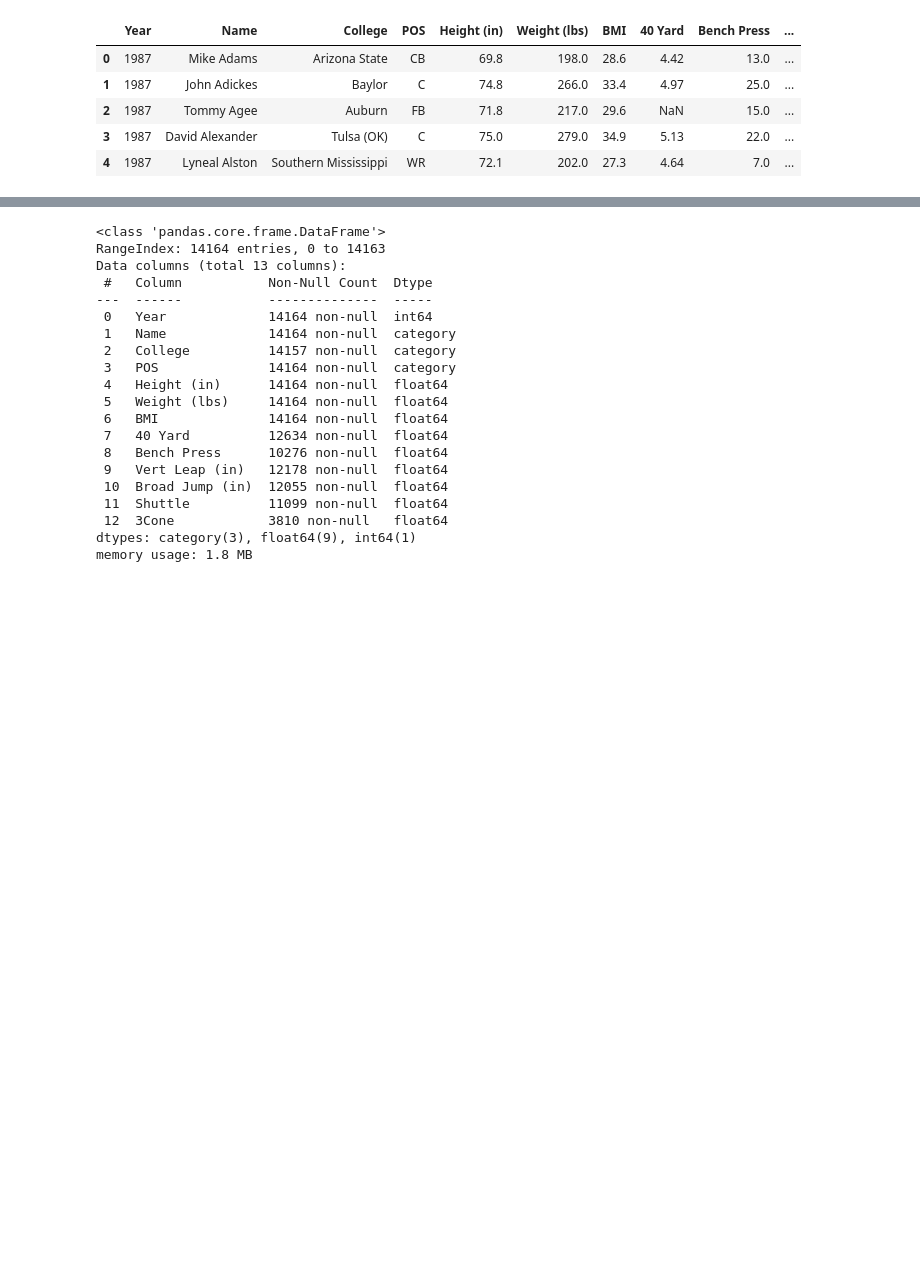
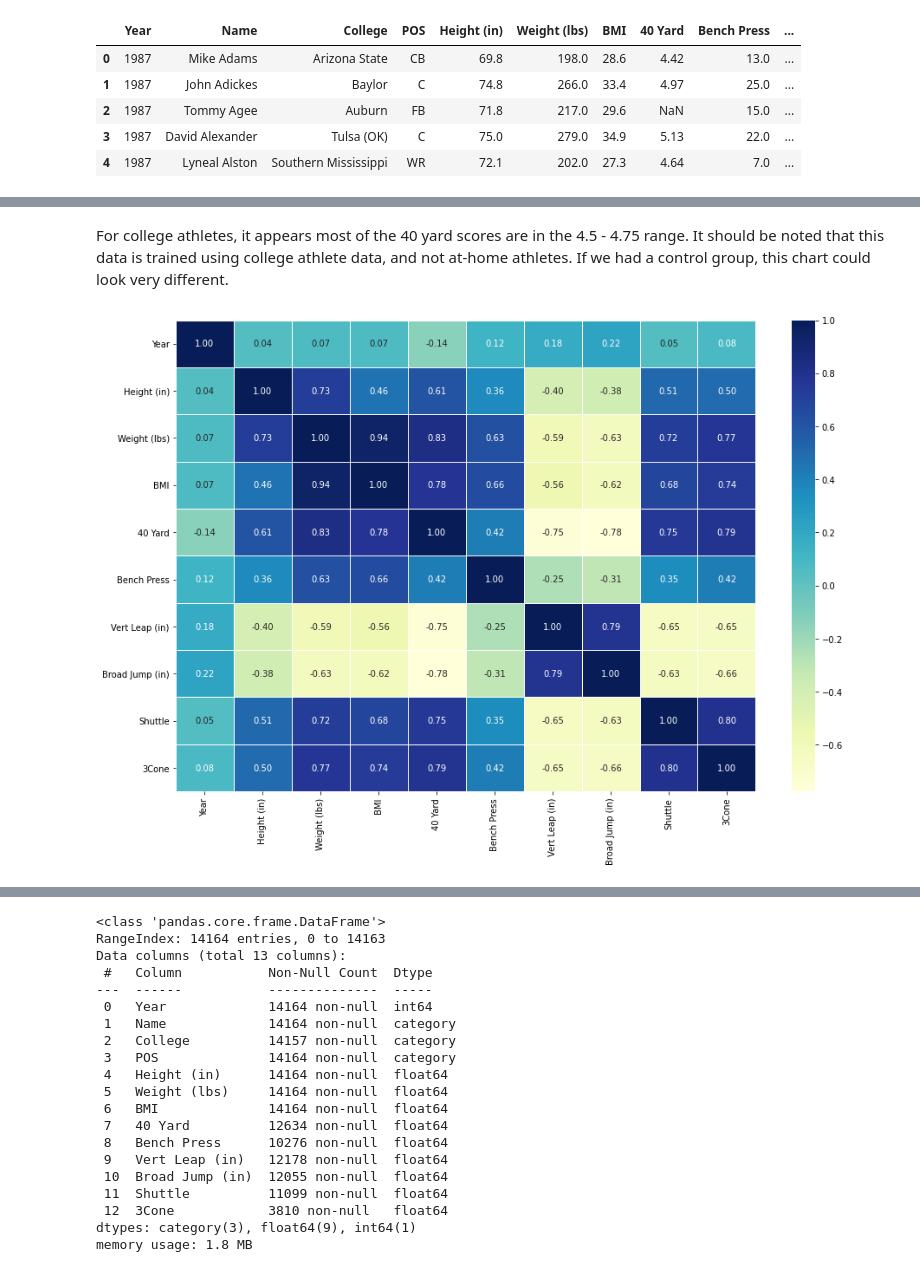
Before and after one commit to seancary62/NFL_Combine, a Jupyter notebook: NFL_Combine_Regression_ML.ipynb, the cells around one changed output, grey strips where cells are left out. Drawn from its saved outputs; the diff is of its cells as text; code cells hidden in the pictures; blank space fills up the shorter version.

```diff
--- a/NFL_Combine_Regression_ML.ipynb
+++ b/NFL_Combine_Regression_ML.ipynb
@@ -44,0 +55,14 @@ ax.scatter(combine_raw_df['Year'],combine_raw_df['40 Yard'])
+# %% [markdown]
+For college athletes, it appears most of the 40 yard scores are in the 4.5 - 4.75 range. It should be noted that this data is trained using college athlete data, and not at-home athletes. If we had a control group, this chart could look very different.
+# %%
+# Create correlation matrix to compare the features.
+
+corr_matrix = combine_raw_df.corr()
+fig, ax = plt.subplots(figsize=(15,10))
+ax = sns.heatmap(corr_matrix,
+                 annot=True,
+                 linewidths=0.5,
+                 fmt='.2f',
+                 cmap = 'YlGnBu')
+# %% [output]
+[figure, added]
```
Also changed, not shown: parts of 57 cells of this notebook, 5 other files.
